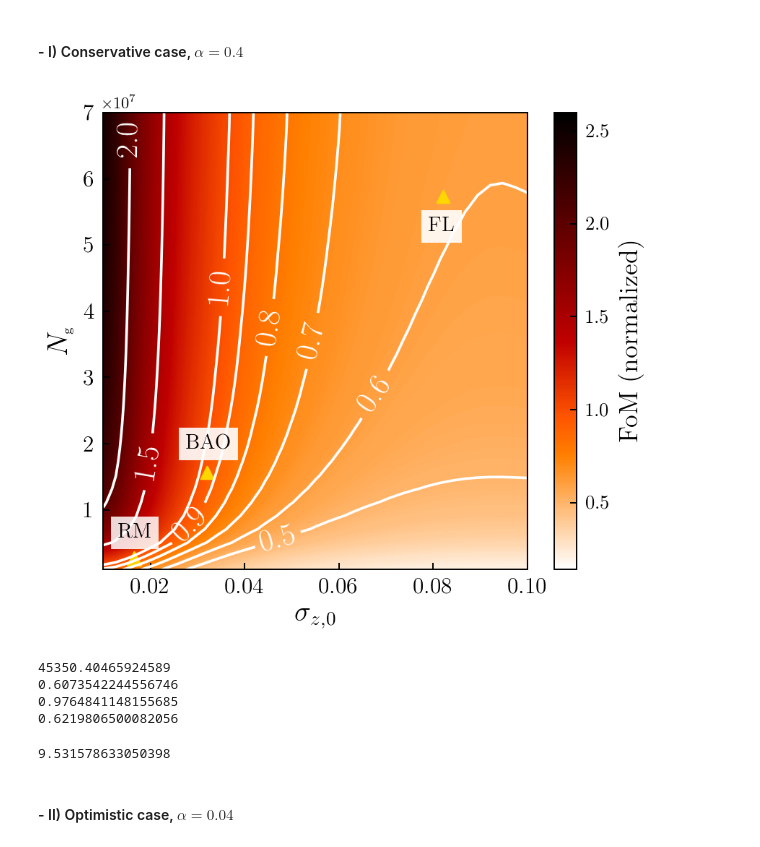
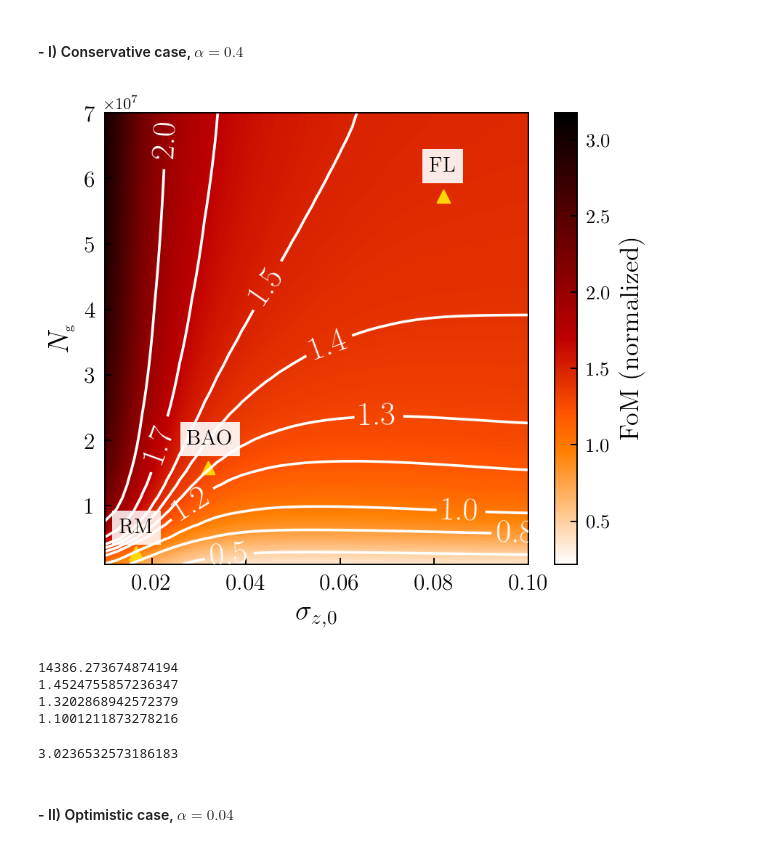
Before and after one commit to dtanoglidis/Photo_z_samples, a Jupyter notebook: Baseline_5bins.ipynb, the cells around one changed output. Cells and saved outputs as stored; diff of their text form; code cells hidden in the pictures.

```diff
--- a/Baseline_5bins.ipynb
+++ b/Baseline_5bins.ipynb
@@ -351,8 +351,8 @@ FoM_pr_opt = np.zeros([size,size]) # Optimistic prior case
 FoM_fixed = np.zeros([size, size])
 
 # Define the optimistic and conservative alphas - see above
-alpha_con = 0.04
-alpha_opt = 0.004
+alpha_con = 0.4
+alpha_opt = 0.04
 # Define also an alpha that will actually result in fixed photo-z errors
 # In other words, knowledge of the photo-zs with infinite accuracy
 alpha_fix = 1.0e-10
@@ -367,9 +367,9 @@ for i in range(size):
 
         # Add the priors now
         # ------------------------------------------------------------
-        Fish_pr_con = priors_2(Fish_mat, alpha_con, sig_z) #conservative prior
-        Fish_pr_opt = priors_2(Fish_mat, alpha_opt, sig_z) #optimistic prior
-        Fish_fix = priors_2(Fish_mat, alpha_fix, sig_z) # Fixed photo-z parameters
+        Fish_pr_con = priors_2(Fish_mat, N_bins, alpha_con, sig_z) #conservative prior
+        Fish_pr_opt = priors_2(Fish_mat,N_bins, alpha_opt, sig_z) #optimistic prior
+        Fish_fix = priors_2(Fish_mat, N_bins, alpha_fix, sig_z) # Fixed photo-z parameters
 
         #Calculate the Figure of Merit
         FoM_pr_con[i][j] = FoM_return(Fish_pr_con)
@@ -382,15 +382,15 @@ for i in range(size):
 # conservative priors case
 
 # redMaGiC sample
-Fish_rm_con = priors_2(Fish_mat_rm_free, alpha_con, sig_rm)
+Fish_rm_con = priors_2(Fish_mat_rm_free, N_bins, alpha_con, sig_rm)
 FoM_rm_con = FoM_return(Fish_rm_con)
 
 # BAO sample
-Fish_BAO_con = priors_2(Fish_mat_BAO_free, alpha_con, sig_BAO)
+Fish_BAO_con = priors_2(Fish_mat_BAO_free, N_bins, alpha_con, sig_BAO)
 FoM_BAO_con = FoM_return(Fish_BAO_con)
 
 # Flux- limited sample
-Fish_fl_con = priors_2(Fish_mat_fl_free, alpha_con, sig_fl)
+Fish_fl_con = priors_2(Fish_mat_fl_free, N_bins, alpha_con, sig_fl)
 FoM_fl_con = FoM_return(Fish_fl_con)
 # %%
 # Normalize the matrix now
@@ -411,51 +411,51 @@ FoM_pr_cons = np.copy(FoM_pr_con_return(a_1, a_2))
 FoM_pr_cons = scipy.ndimage.gaussian_filter(FoM_pr_cons, 1)
 levels = np.linspace(np.min(FoM_pr_con_norm),np.max(FoM_pr_con_norm),300)
 image = plt.contourf(a_1, a_2, FoM_pr_cons , levels=levels, cmap=plt.cm.gist_heat_r)
 #===============================================================================
 #===============================================================================
 
-C = plt.contour(a_1,a_2, FoM_pr_cons, [0.5,0.6,0.7,0.8,0.9,1.0,1.5,2.0] , colors=('w','w', 'w', 'w', 'w','w', 'w', 'w', 'w','w','w','w','w','w'),linestyle ='--',  linewidth=2.3)
-plt.clabel(C, inline=1, fontsize=18, fmt='%1.1f', fontweight='heavy')
+C = plt.contour(a_1,a_2, FoM_pr_cons, [0.5,0.8,1.0,1.2,1.3,1.4,1.5,1.7,2.0] , colors=('w','w', 'w', 'w', 'w','w', 'w', 'w', 'w','w','w','w','w','w'),linestyle ='--',  linewidth=2.3)
+plt.clabel(C, inline=1, fontsize=19, fmt='%1.1f', fontweight='heavy')
 
 #plt.yscale('log')
 
 
 plt.scatter(0.082,5.73e7, color='gold', s=50.0, marker='^')
-plt.text(0.079, 5.20e7,'FL', color='black', fontsize=12,bbox=dict(facecolor='white', edgecolor='none', alpha=0.9))
+plt.text(0.079, 6.10e7,'FL', color='black', fontsize=12,bbox=dict(facecolor='white', edgecolor='none', alpha=0.9))
 plt.scatter(0.032,1.57e7, color='gold', s=50.0, marker='^')
 plt.text(0.0275, 1.92e7,'BAO', color='black', fontsize=12,bbox=dict(facecolor='white', edgecolor='none', alpha=0.9))
 plt.scatter(0.0166,2.67e6, color='gold', s=60.0, marker='^')
 plt.text(0.0131, 5.7e6,'RM', color='black', fontsize=12, bbox=dict(facecolor='white', edgecolor='none', alpha=0.85))
 plt.tick_params(axis='both', labelsize=13)
 
 plt.xlabel("$\sigma_{z,0}$", fontsize=16);plt.ylabel("$N_{\mbox{\scriptsize{g}}}$", fontsize=16)
 
 
 plt.xlim(0.01,0.1);plt.ylim(1.0e6, 7.0e7)
 
 cbar = plt.colorbar(image, orientation='vertical', ticks=[0.5,1.0,1.5,2.0,2.5,3.0,3.5])
 cbar.set_label('FoM (normalized)', fontsize=15)
 cbar.ax.set_yticklabels([0.5,1.0,1.5,2.0,2.5,3.0,3.5], fontsize=11)
 
 plt.tight_layout()
 plt.savefig('Cons_priors.pdf')
 plt.show()
 # %% [output]
-[figure, old version]
+[figure, new version]
 # %%
 print(FoM_rm_con)
 print(FoM_fl_con/FoM_rm_con)
 print(FoM_BAO_con/FoM_rm_con)
 print(FoM_fl_con/FoM_BAO_con)
 # %% [output]
-45350.40465924589
-0.6073542244556746
-0.9764841148155685
-0.6219806500082056
+14386.273674874194
+1.4524755857236347
+1.3202868942572379
+1.1001211873278216
 # %%
 print(FoM_rm_con/FoM_rm_free)
 # %% [output]
-9.531578633050398
+3.0236532573186183
 # %% [markdown]
 #### - II) Optimistic case, $\alpha = 0.04$
 # %%
```
Also changed, not shown: parts of 14 cells of this notebook.
